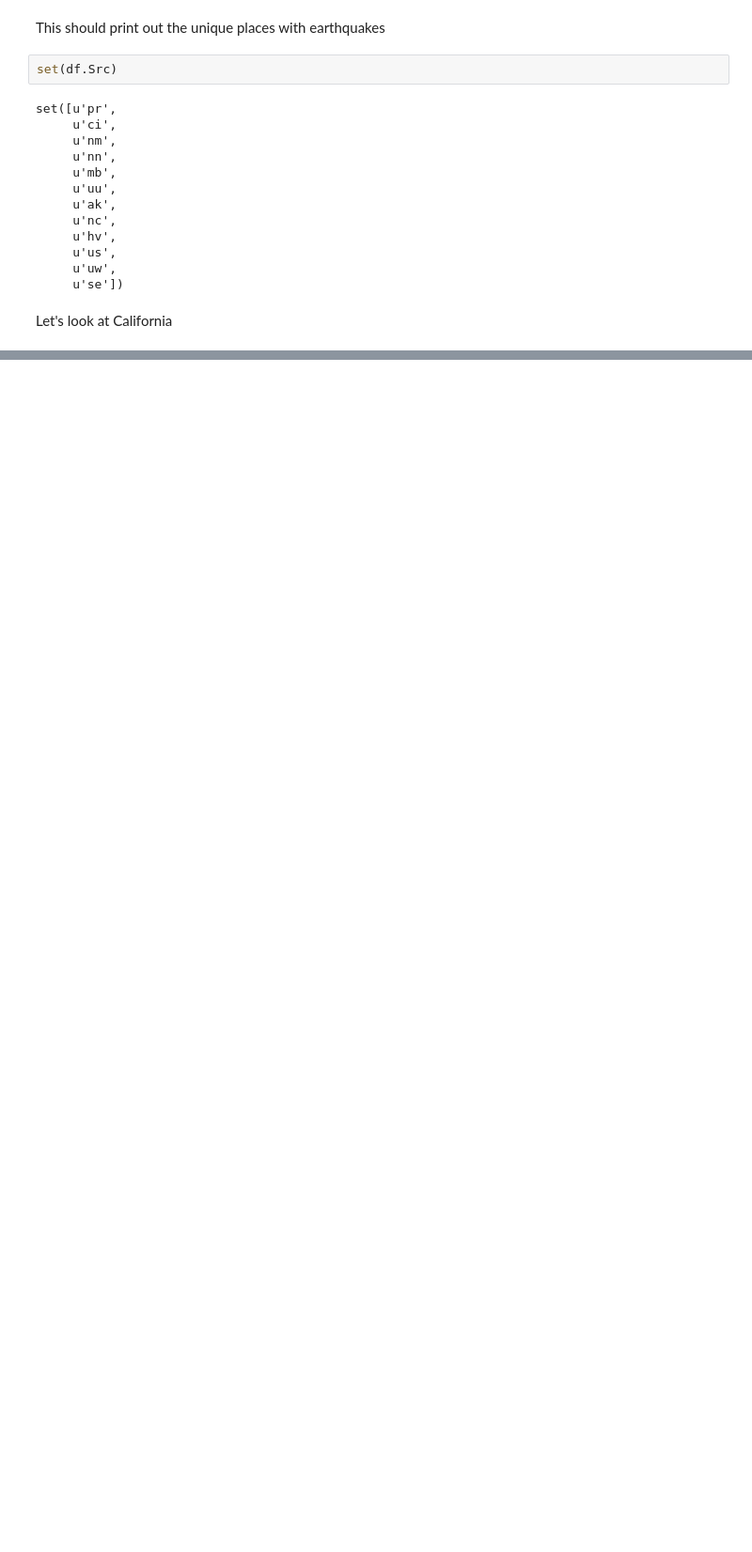
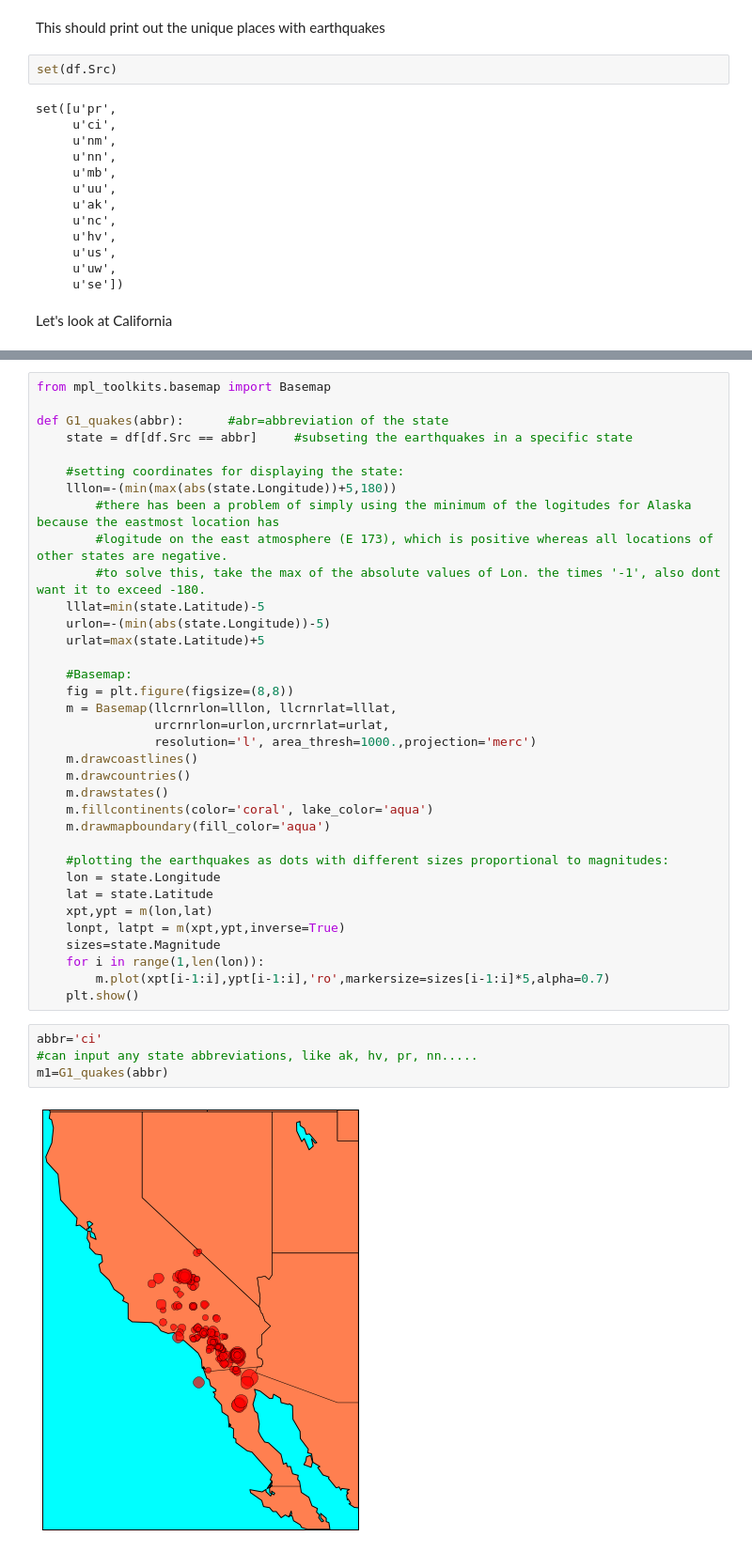
Before and after one commit to alexchao56/recent-quakes, a Jupyter notebook: Earthquakes.ipynb, the cells around one changed output, grey strips where cells are left out. Shown: that part at 94% size. Cells and saved outputs as stored; diff of their text form; blank space fills up the shorter version.

Commit message:
Added visualizations

```diff
--- a/Earthquakes.ipynb
+++ b/Earthquakes.ipynb
@@ -134,0 +128,41 @@ plot_quakes(california)
+# %%
+from mpl_toolkits.basemap import Basemap
+
+def G1_quakes(abbr):      #abr=abbreviation of the state
+    state = df[df.Src == abbr]     #subseting the earthquakes in a specific state
+
+    #setting coordinates for displaying the state:
+    lllon=-(min(max(abs(state.Longitude))+5,180))
+        #there has been a problem of simply using the minimum of the logitudes for Alaska because the eastmost location has
+        #logitude on the east atmosphere (E 173), which is positive whereas all locations of other states are negative.
+        #to solve this, take the max of the absolute values of Lon. the times '-1', also dont want it to exceed -180.
+    lllat=min(state.Latitude)-5
+    urlon=-(min(abs(state.Longitude))-5)
+    urlat=max(state.Latitude)+5
+
+    #Basemap:
+    fig = plt.figure(figsize=(8,8))
+    m = Basemap(llcrnrlon=lllon, llcrnrlat=lllat,
+                urcrnrlon=urlon,urcrnrlat=urlat,
+                resolution='l', area_thresh=1000.,projection='merc')
+    m.drawcoastlines()
+    m.drawcountries()
+    m.drawstates()
+    m.fillcontinents(color='coral', lake_color='aqua')
+    m.drawmapboundary(fill_color='aqua')
+
+    #plotting the earthquakes as dots with different sizes proportional to magnitudes:
+    lon = state.Longitude
+    lat = state.Latitude
+    xpt,ypt = m(lon,lat)
+    lonpt, latpt = m(xpt,ypt,inverse=True)
+    sizes=state.Magnitude
+    for i in range(1,len(lon)):
+        m.plot(xpt[i-1:i],ypt[i-1:i],'ro',markersize=sizes[i-1:i]*5,alpha=0.7)
+    plt.show()
+# %%
+abbr='ci'
+#can input any state abbreviations, like ak, hv, pr, nn.....
+m1=G1_quakes(abbr)
+# %% [output]
+[figure, added]
```
Also changed, not shown: parts of 10 cells of this notebook.
